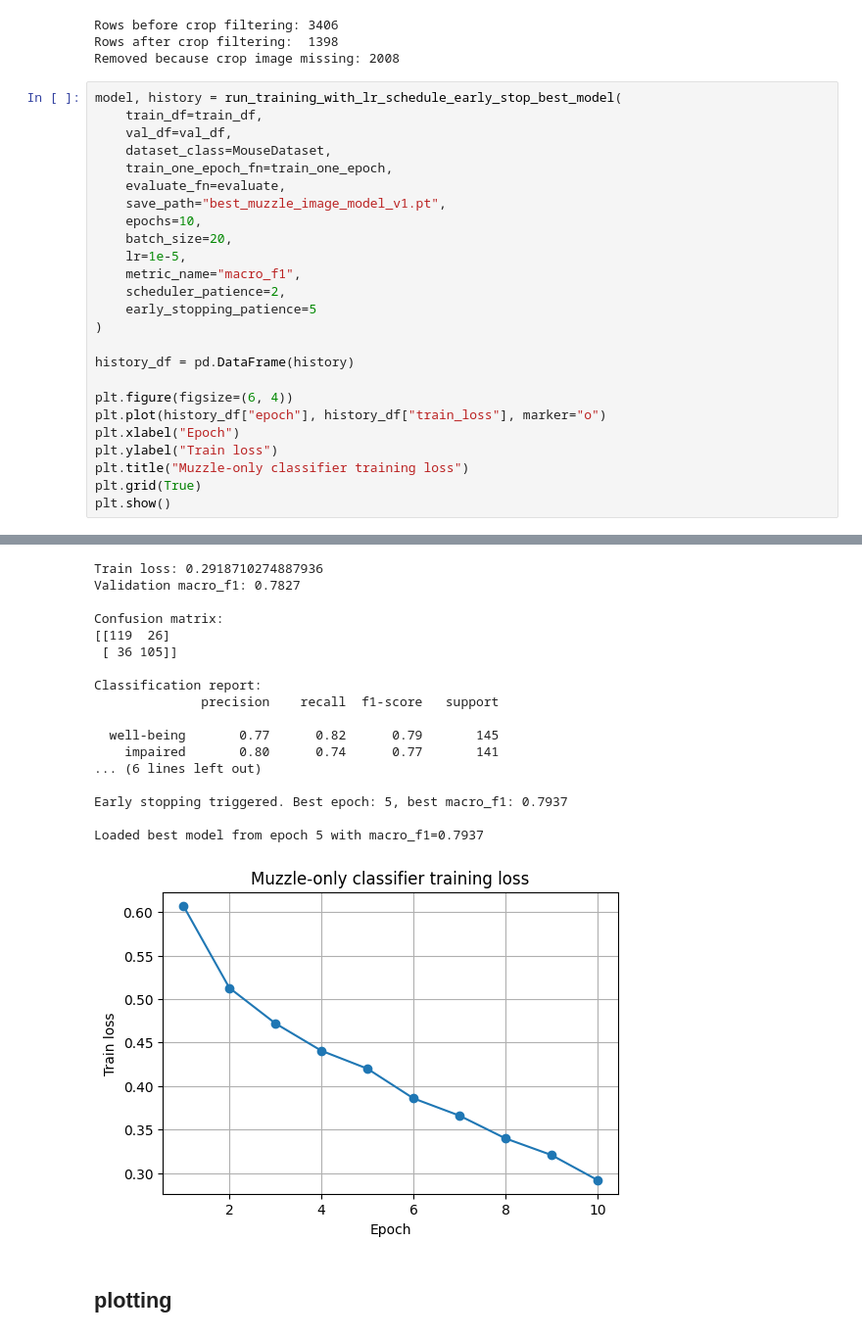
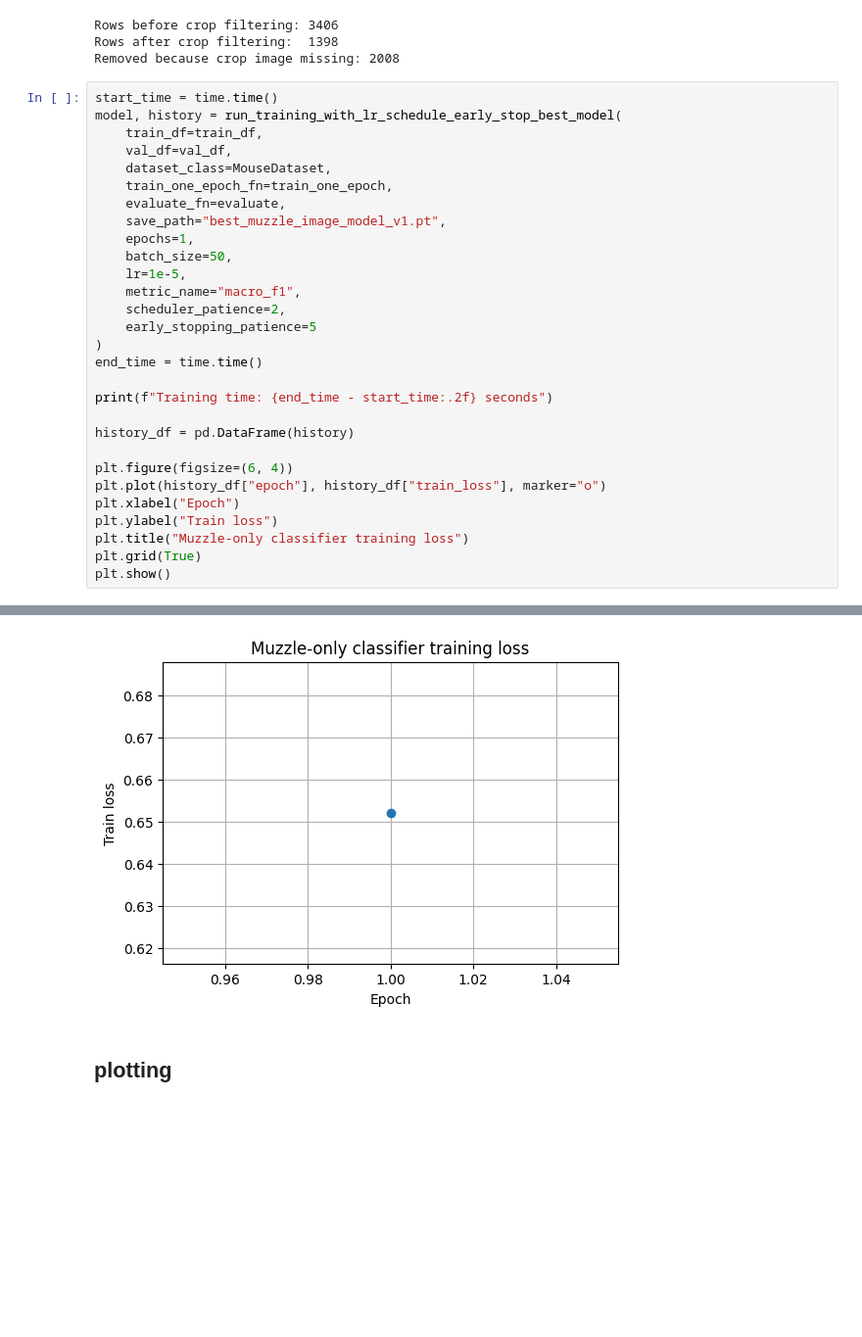
Before and after one commit to qingyun-tuberlin/Computer_Vision, a Jupyter notebook: well_being_classification.ipynb, the cells around one changed output, grey strips where cells are left out. Shown at 98% size. Cells and saved outputs as stored; diff of their text form; blank space fills up the shorter version.

```diff
--- a/well_being_classification.ipynb
+++ b/well_being_classification.ipynb
@@ -170,6 +171,7 @@ Rows before crop filtering: 3406
 Rows after crop filtering:  1398
 Removed because crop image missing: 2008
 # %%
+start_time = time.time()
 model, history = run_training_with_lr_schedule_early_stop_best_model(
     train_df=train_df,
     val_df=val_df,
@@ -177,13 +179,16 @@ model, history = run_training_with_lr_schedule_early_stop_best_model(
     train_one_epoch_fn=train_one_epoch,
     evaluate_fn=evaluate,
     save_path="best_muzzle_image_model_v1.pt",
-    epochs=10,
-    batch_size=20,
+    epochs=1,
+    batch_size=50,
     lr=1e-5,
     metric_name="macro_f1",
     scheduler_patience=2,
     early_stopping_patience=5
 )
+end_time = time.time()
+
+print(f"Training time: {end_time - start_time:.2f} seconds")
 
 history_df = pd.DataFrame(history)
 
@@ -355,21 +224,4 @@ Current LR: 0.00000500
-Train loss: 0.2918710274887936
-Validation macro_f1: 0.7827
-
-Confusion matrix:
-[[119  26]
- [ 36 105]]
-
-Classification report:
-              precision    recall  f1-score   support
-
-  well-being       0.77      0.82      0.79       145
-    impaired       0.80      0.74      0.77       141
-... (6 lines left out)
-
-Early stopping triggered. Best epoch: 5, best macro_f1: 0.7937
-
-Loaded best model from epoch 5 with macro_f1=0.7937
-[figure, old version]
+[figure, new version]
 # %% [markdown]
 ## plotting
 # %%
```
Also changed, not shown: parts of 2 cells of this notebook, 2 other files.
